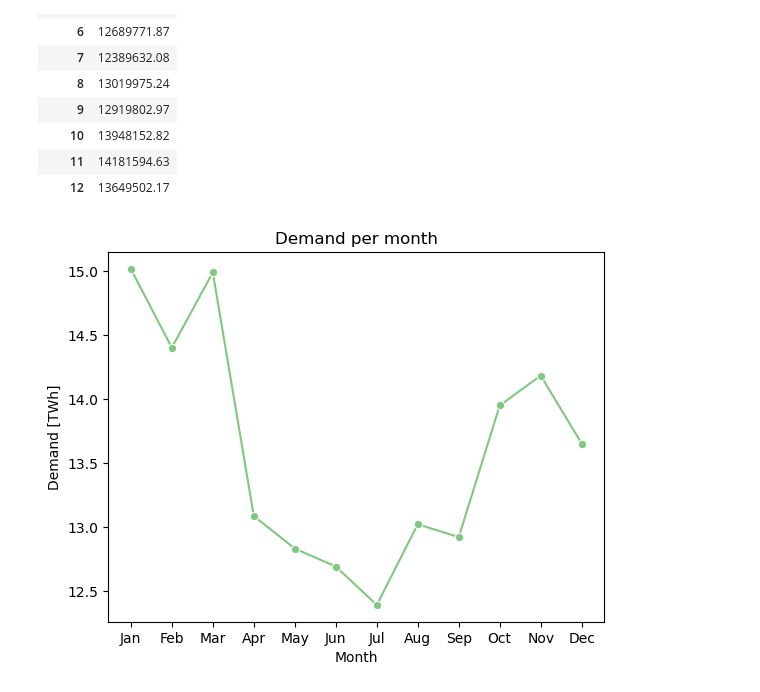
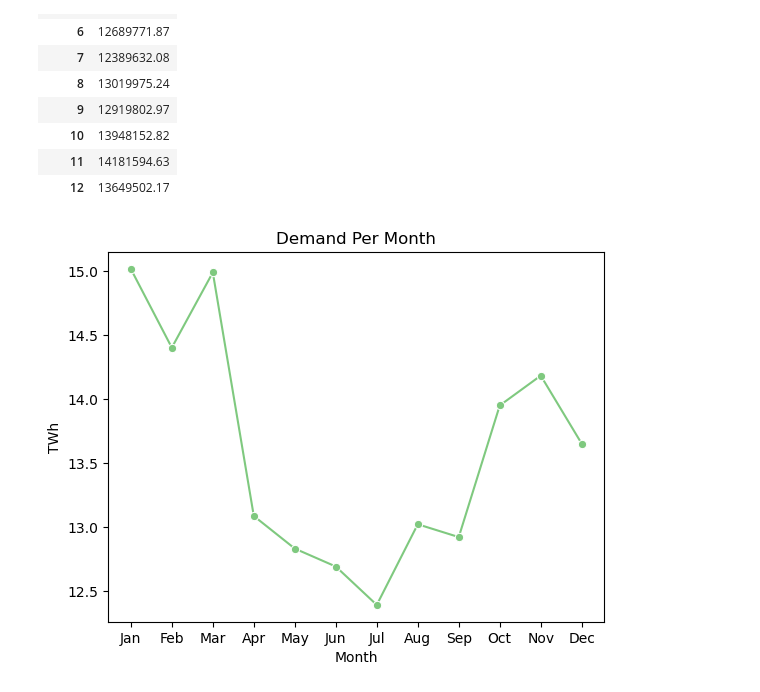
Before and after one commit to mogottsch/amo-team-project, a Jupyter notebook: notebooks/02a_architectures.ipynb, the cells around one changed output. Saved outputs shown, nothing was run; the diff lists cells and outputs as text; code cells hidden in the pictures.

```diff
--- a/notebooks/02a_architectures.ipynb
+++ b/notebooks/02a_architectures.ipynb
@@ -126,15 +135,16 @@ months = ["Jan", "Feb", "Mar", "Apr", "May", "Jun", "Jul", "Aug", "Sep", "Oct",
 # %%
 fig, ax = plt.subplots()
 sns.lineplot(
     data=demand_per_month/1000/1000,
     x=demand_per_month.index.map(lambda x: months[x - 1]),
     y="demand",
     ax=ax,
     marker="o",
 )
-ax.set_title("Demand per month")
+ax.set_title("Demand Per Month")
 ax.set_xlabel("Month")
-ax.set_ylabel("Demand [TWh]")
+ax.set_ylabel("TWh")
+plt.savefig("../figures/demand_per_month.png", bbox_inches="tight")
 plt.show()
 # %% [output]
-[figure, old version]
+[figure, new version]
```
Also changed, not shown: parts of 8 cells of this notebook, 13 other files.
